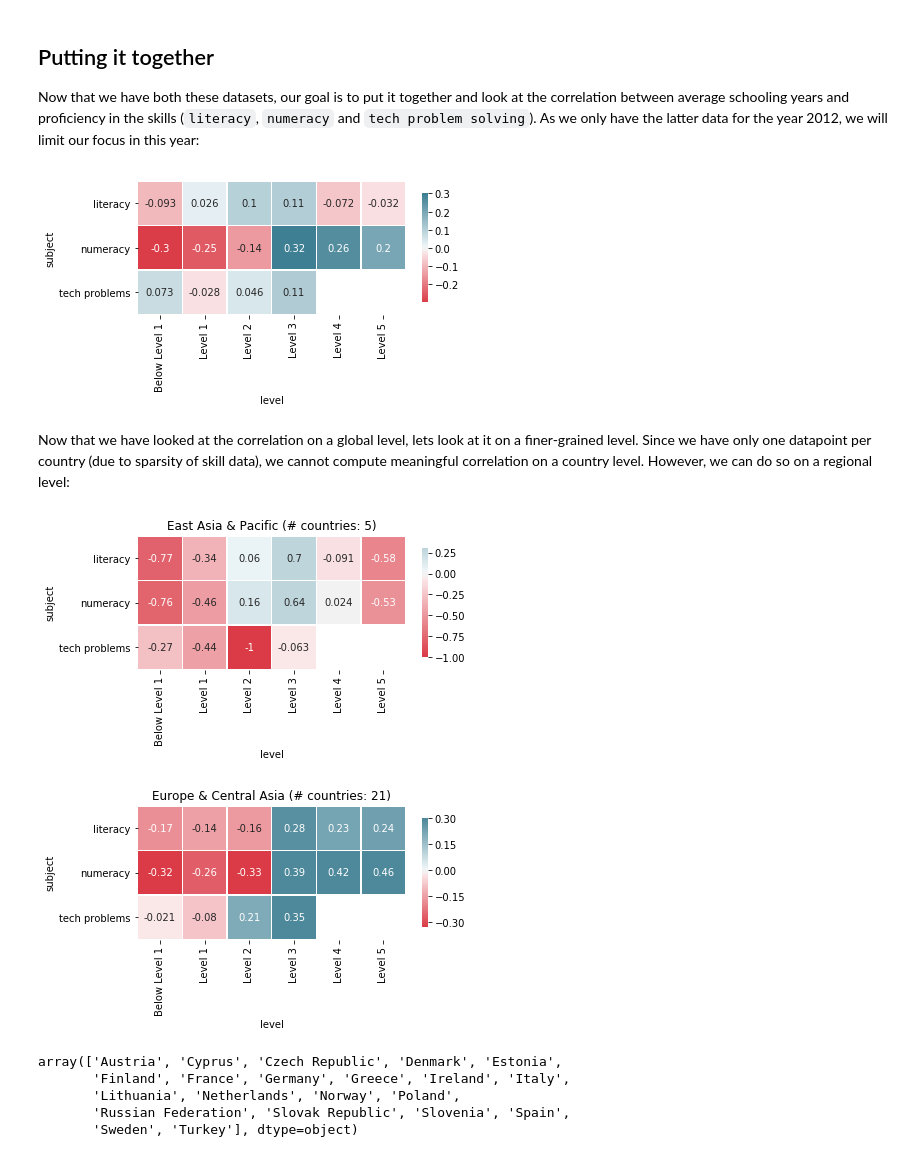
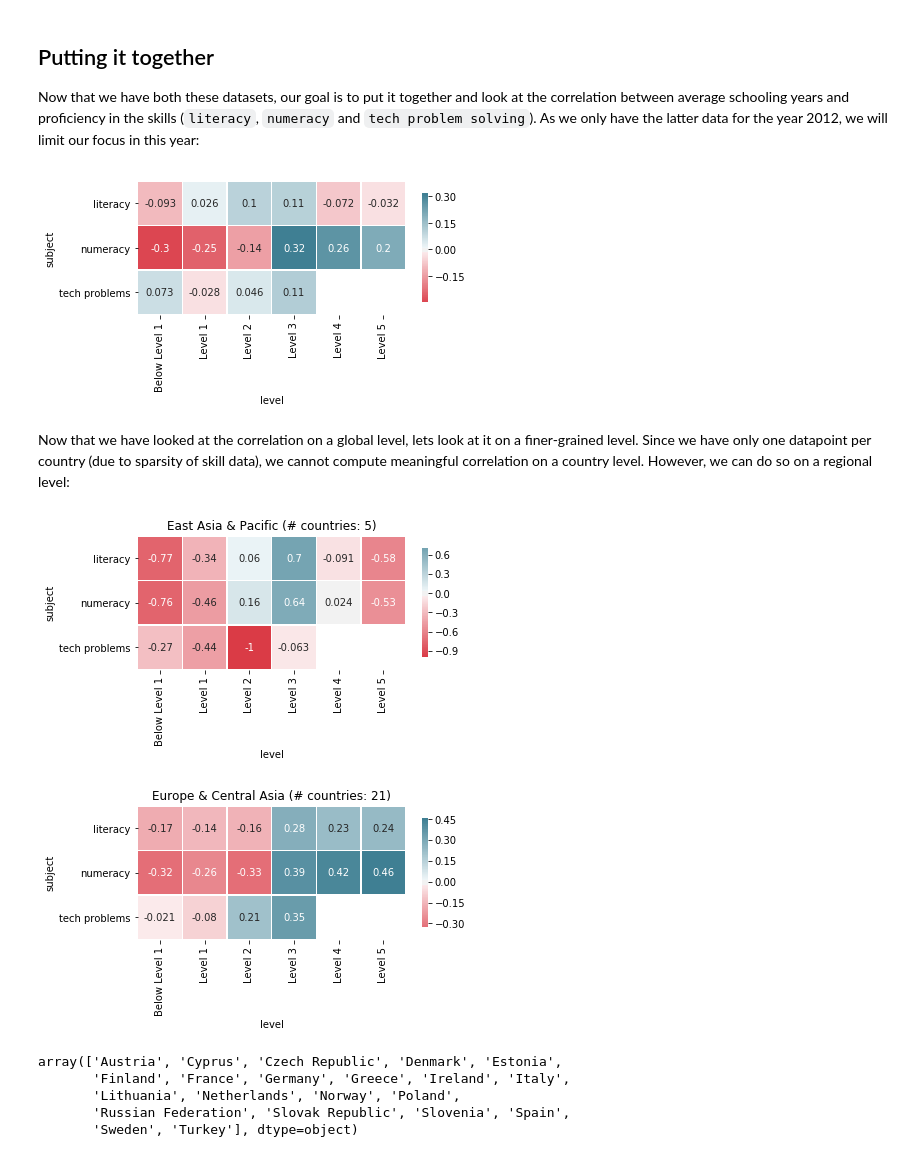
Before and after one commit to felixnext/ds_global-education, a Jupyter notebook: 21_aly_schooling-years.ipynb, the cells around one changed output. Cells and saved outputs as stored; diff of their text form; code cells hidden in the pictures.

```diff
--- a/21_aly_schooling-years.ipynb
+++ b/21_aly_schooling-years.ipynb
@@ -212,40 +212,40 @@ df_corr = df_corr[(df_corr['gender'] == 'Total') & (df_corr['level'].isin(['Belo
 cmap = sns.diverging_palette(10, 220, as_cmap=True)
 
 # Draw the heatmap with the mask and correct aspect ratio
-sns.heatmap(df_corr, cmap=cmap, vmax=.3, center=0, square=True, linewidths=.5, cbar_kws={"shrink": .5}, annot=True);
+sns.heatmap(df_corr, cmap=cmap, center=0, square=True, linewidths=.5, cbar_kws={"shrink": .5}, annot=True);
 # %% [output]
-[figure, old version]
+[figure, new version]
 # %% [markdown]
 Now that we have looked at the correlation on a global level, lets look at it on a finer-grained level. Since we have only one datapoint per country (due to sparsity of skill data), we cannot compute meaningful correlation on a country level. However, we can do so on a regional level:
 # %%
 # retrieve all regions
 ls_regions = df_12['region'].unique()
 
 for reg in ls_regions:
     # check if enough countries
     no_countries = len(df_12[df_12['region'] == reg]['country_name'].unique())
     if no_countries < 5: continue
 
     # check the correlation for the different value combinations
     ds = []
     for sub, lvl, gnd in combs:
         df_tmp = df_12[(df_12['subject'] == sub) & (df_12['level'] == lvl) & (df_12['gender'] == gnd) & (df_12['region'] == reg)]
         corr = df_tmp['ppl_perc'].corr(df_tmp['edu_length'])
         ds.append([sub, lvl, gnd, corr])
     df_corr = pd.DataFrame(ds, columns=['subject', 'level', 'gender', 'corr'])
     df_corr = df_corr[(df_corr['gender'] == 'Total') & (df_corr['level'].isin(['Below Level 1', 'Level 1', 'Level 2', 'Level 3', 'Level 4', 'Level 5']))].pivot(index='subject', columns='level', values='corr')
 
     # Generate a custom diverging colormap
     cmap = sns.diverging_palette(10, 220, as_cmap=True)
 
     # Draw the heatmap with the mask and correct aspect ratio
     ax = plt.axes()
-    sns.heatmap(df_corr, cmap=cmap, vmax=.3, center=0, square=True, linewidths=.5, cbar_kws={"shrink": .5}, annot=True, ax=ax)
+    sns.heatmap(df_corr, cmap=cmap, center=0, square=True, linewidths=.5, cbar_kws={"shrink": .5}, annot=True, ax=ax)
     ax.set_title("{} (# countries: {})".format(reg, no_countries))
     plt.show()
 # %% [output]
-[figure, old version]
+[figure, new version]
-[figure, old version]
+[figure, new version]
 # %%
 df_12[df_12['region'] == 'Europe & Central Asia']['country_name'].unique()
 # %% [output]
```
Also changed, not shown: 1 other file.
